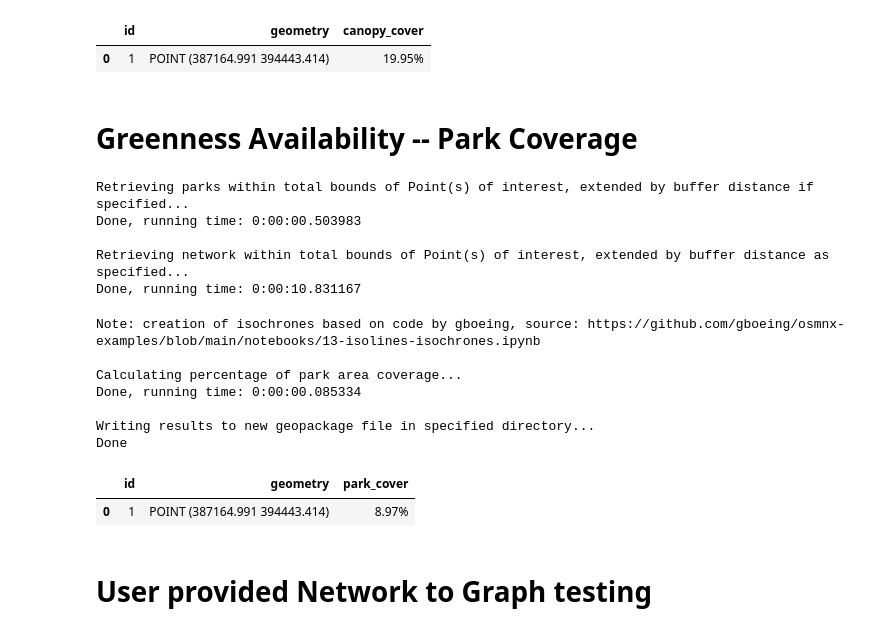
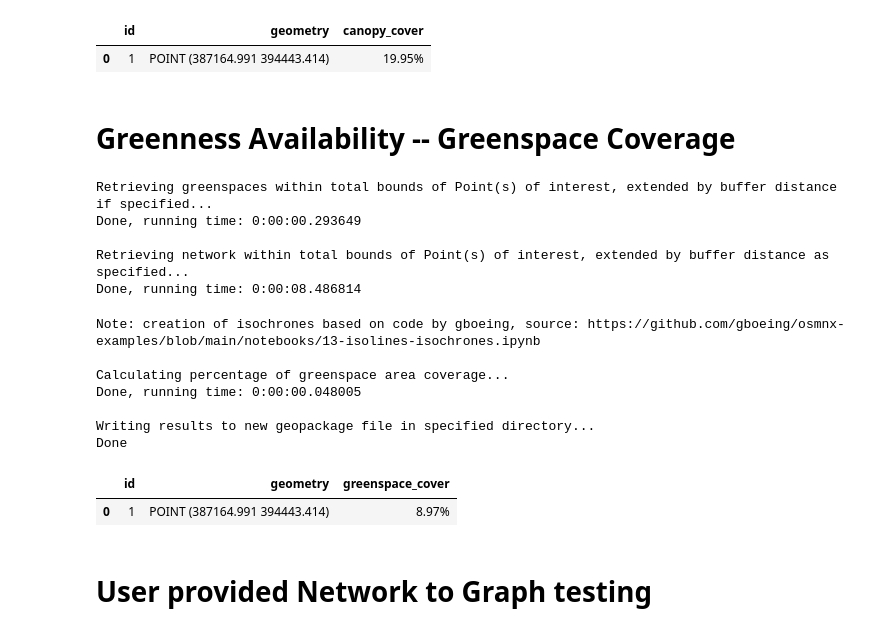
Before and after one commit to Spatial-Data-Science-and-GEO-AI-Lab/GreenEx_Py, a Jupyter notebook: Notebooks/AvailabilityNB.ipynb, the cells around one changed output. Drawn from its saved outputs; the diff is of its cells as text; code cells hidden in the pictures.

Commit message:
parks to greenspaces

```diff
--- a/Notebooks/AvailabilityNB.ipynb
+++ b/Notebooks/AvailabilityNB.ipynb
@@ -976,5 +976,5 @@ canopy_perc
 |  | id | geometry | canopy_cover |
 | 0 | 1 | POINT (387164.991 394443.414) | 19.95% |
 # %% [markdown]
-# Greenness Availability -- Park Coverage
+# Greenness Availability -- Greenspace Coverage
 # %%
@@ -1219,26 +1219,26 @@ def get_park_percentage(point_of_interest_file, park_vector_file=None, crs_epsg=
 
     return poi
 # %%
-park_perc = get_park_percentage(point_of_interest_file=single_point_file, buffer_type="network", plot_aoi=False,
-                                network_type='walk', trip_time=15, travel_speed=5, output_dir=results_path)
+greenspace_perc = get_greenspace_percentage(point_of_interest_file=single_point_file, buffer_type="network", plot_aoi=False,
+                                            network_type='walk', trip_time=15, travel_speed=5, output_dir=results_path)
 # %% [output]
-Retrieving parks within total bounds of Point(s) of interest, extended by buffer distance if specified...
-Done, running time: 0:00:00.503983
+Retrieving greenspaces within total bounds of Point(s) of interest, extended by buffer distance if specified...
+Done, running time: 0:00:00.293649
 
 Retrieving network within total bounds of Point(s) of interest, extended by buffer distance as specified...
-Done, running time: 0:00:10.831167
+Done, running time: 0:00:08.486814
 Note: creation of isochrones based on code by gboeing, source: https://github.com/gboeing/osmnx-examples/blob/main/notebooks/13-isolines-isochrones.ipynb
 
-Calculating percentage of park area coverage...
-Done, running time: 0:00:00.085334
+Calculating percentage of greenspace area coverage...
+Done, running time: 0:00:00.048005
 
 Writing results to new geopackage file in specified directory...
 Done
-# %%
-park_perc
-# %% [output]
-|  | id | geometry | park_cover |
-| 0 | 1 | POINT (387164.991 394443.414) | 8.97% |
+# %%
+greenspace_perc
+# %% [output]
+|  | id | geometry | greenspace_cover |
+| 0 | 1 | POINT (387164.991 394443.414) | 8.97% |
 # %% [markdown]
 # User provided Network to Graph testing
 # %%
```
Also changed, not shown: parts of 1 cell of this notebook, 14 other files.
